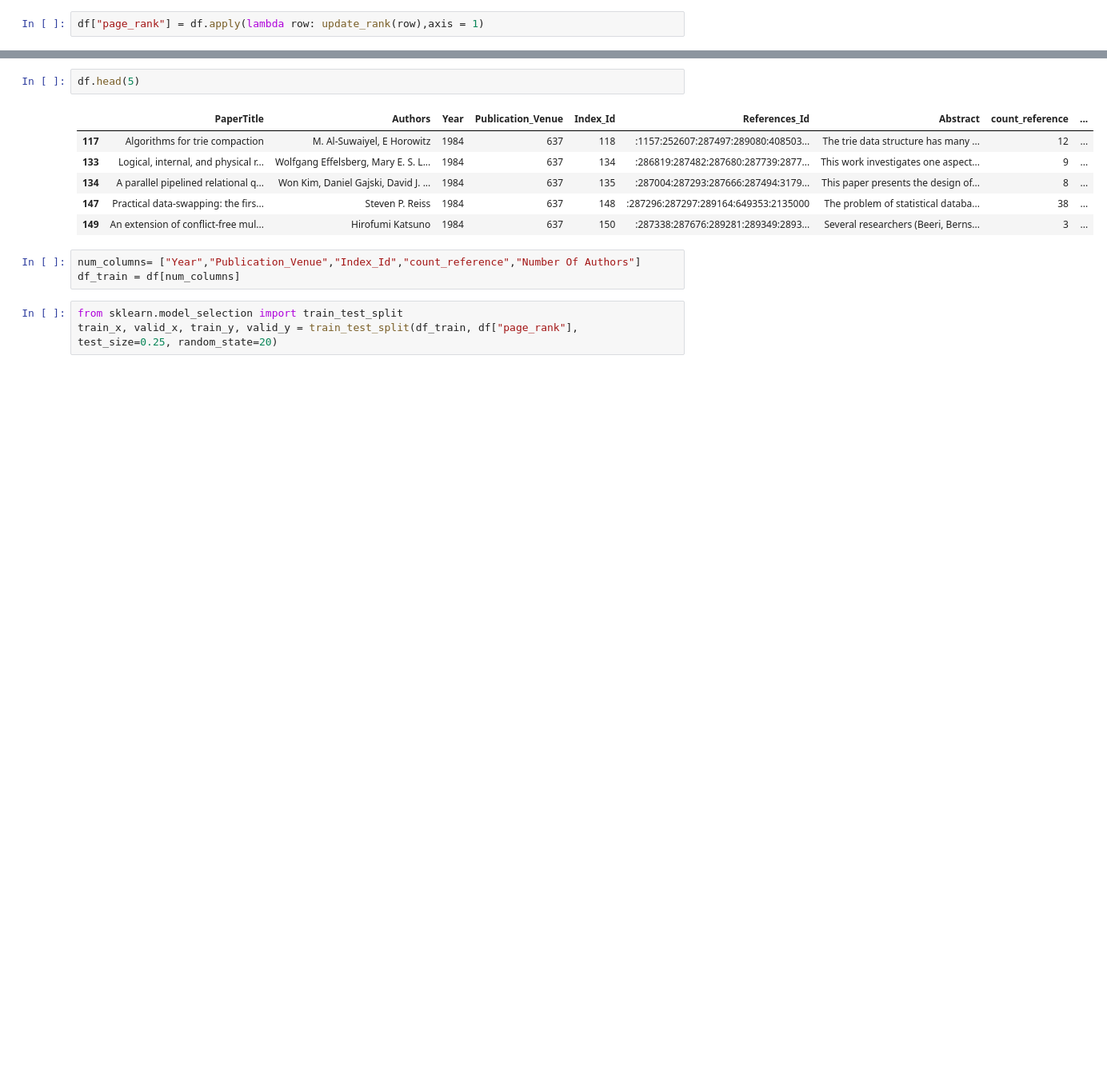
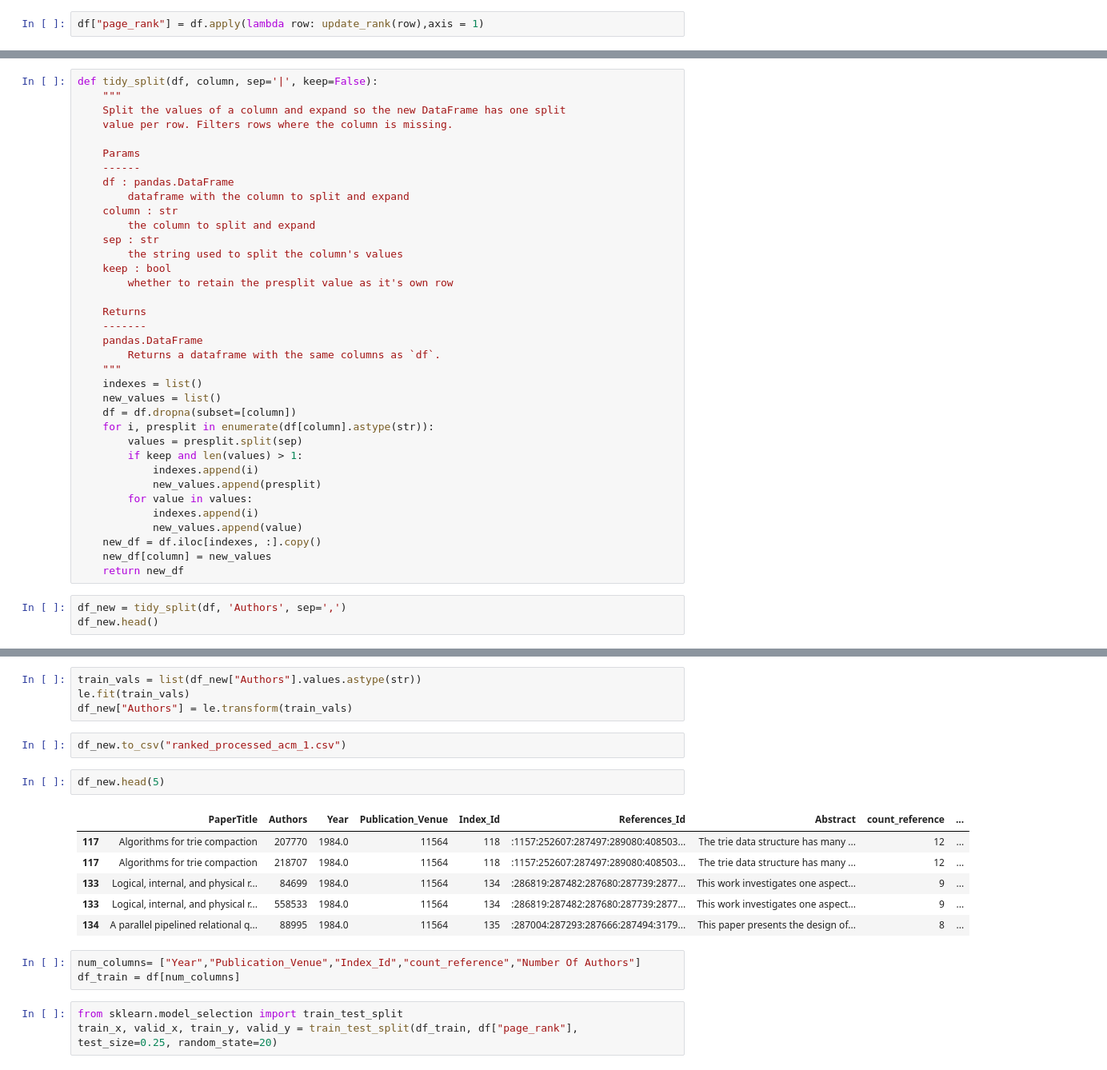
Before and after one commit to divvyam/APR, a Jupyter notebook: kernel_gagan.ipynb, the cells around one changed output, grey strips where cells are left out. Shown at 80% size. Drawn from its saved outputs; the diff is of its cells as text; blank space fills up the shorter version.

Commit message:
Cleaning data and adding features

```diff
--- a/kernel_gagan.ipynb
+++ b/kernel_gagan.ipynb
@@ -410,0 +339,39 @@ plt.show()
+# %%
+def tidy_split(df, column, sep='|', keep=False):
+    """
+    Split the values of a column and expand so the new DataFrame has one split
+    value per row. Filters rows where the column is missing.
+
+    Params
+    ------
+    df : pandas.DataFrame
+        dataframe with the column to split and expand
+    column : str
+        the column to split and expand
+    sep : str
+        the string used to split the column's values
+    keep : bool
+        whether to retain the presplit value as it's own row
+
+    Returns
+    -------
+    pandas.DataFrame
+        Returns a dataframe with the same columns as `df`.
+    """
+    indexes = list()
+    new_values = list()
+    df = df.dropna(subset=[column])
+    for i, presplit in enumerate(df[column].astype(str)):
+        values = presplit.split(sep)
+        if keep and len(values) > 1:
+            indexes.append(i)
+            new_values.append(presplit)
+        for value in values:
+            indexes.append(i)
+            new_values.append(value)
+    new_df = df.iloc[indexes, :].copy()
+    new_df[column] = new_values
+    return new_df
+# %%
+df_new = tidy_split(df, 'Authors', sep=',')
+df_new.head()
@@ -411,12 +390,18 @@ plt.show()
+# %%
+train_vals = list(df_new["Authors"].values.astype(str))
+le.fit(train_vals)
+df_new["Authors"] = le.transform(train_vals)
+# %%
+df_new.to_csv("ranked_processed_acm_1.csv")
 # %%
-df.head(5)
+df_new.head(5)
 # %% [output]
 |  | PaperTitle | Authors | Year | Publication_Venue | Index_Id | References_Id | Abstract | count_reference | ... |
-| 117 | Algorithms for trie compaction | M. Al-Suwaiyel, E Horowitz | 1984 | 637 | 118 | :1157:252607:287497:289080:408503... | The trie data structure has many ... | 12 | ... |
-| 133 | Logical, internal, and physical r... | Wolfgang Effelsberg, Mary E. S. L... | 1984 | 637 | 134 | :286819:287482:287680:287739:2877... | This work investigates one aspect... | 9 | ... |
-| 134 | A parallel pipelined relational q... | Won Kim, Daniel Gajski, David J. ... | 1984 | 637 | 135 | :287004:287293:287666:287494:3179... | This paper presents the design of... | 8 | ... |
-| 147 | Practical data-swapping: the firs... | Steven P. Reiss | 1984 | 637 | 148 | :287296:287297:289164:649353:2135000 | The problem of statistical databa... | 38 | ... |
-| 149 | An extension of conflict-free mul... | Hirofumi Katsuno | 1984 | 637 | 150 | :287338:287676:289281:289349:2893... | Several researchers (Beeri, Berns... | 3 | ... |
+| 117 | Algorithms for trie compaction | 207770 | 1984.0 | 11564 | 118 | :1157:252607:287497:289080:408503... | The trie data structure has many ... | 12 | ... |
+| 117 | Algorithms for trie compaction | 218707 | 1984.0 | 11564 | 118 | :1157:252607:287497:289080:408503... | The trie data structure has many ... | 12 | ... |
+| 133 | Logical, internal, and physical r... | 84699 | 1984.0 | 11564 | 134 | :286819:287482:287680:287739:2877... | This work investigates one aspect... | 9 | ... |
+| 133 | Logical, internal, and physical r... | 558533 | 1984.0 | 11564 | 134 | :286819:287482:287680:287739:2877... | This work investigates one aspect... | 9 | ... |
+| 134 | A parallel pipelined relational q... | 88995 | 1984.0 | 11564 | 135 | :287004:287293:287666:287494:3179... | This paper presents the design of... | 8 | ... |
 # %%
 num_columns= ["Year","Publication_Venue","Index_Id","count_reference","Number Of Authors"]
 df_train = df[num_columns]
```
Also changed, not shown: parts of 30 cells of this notebook.
